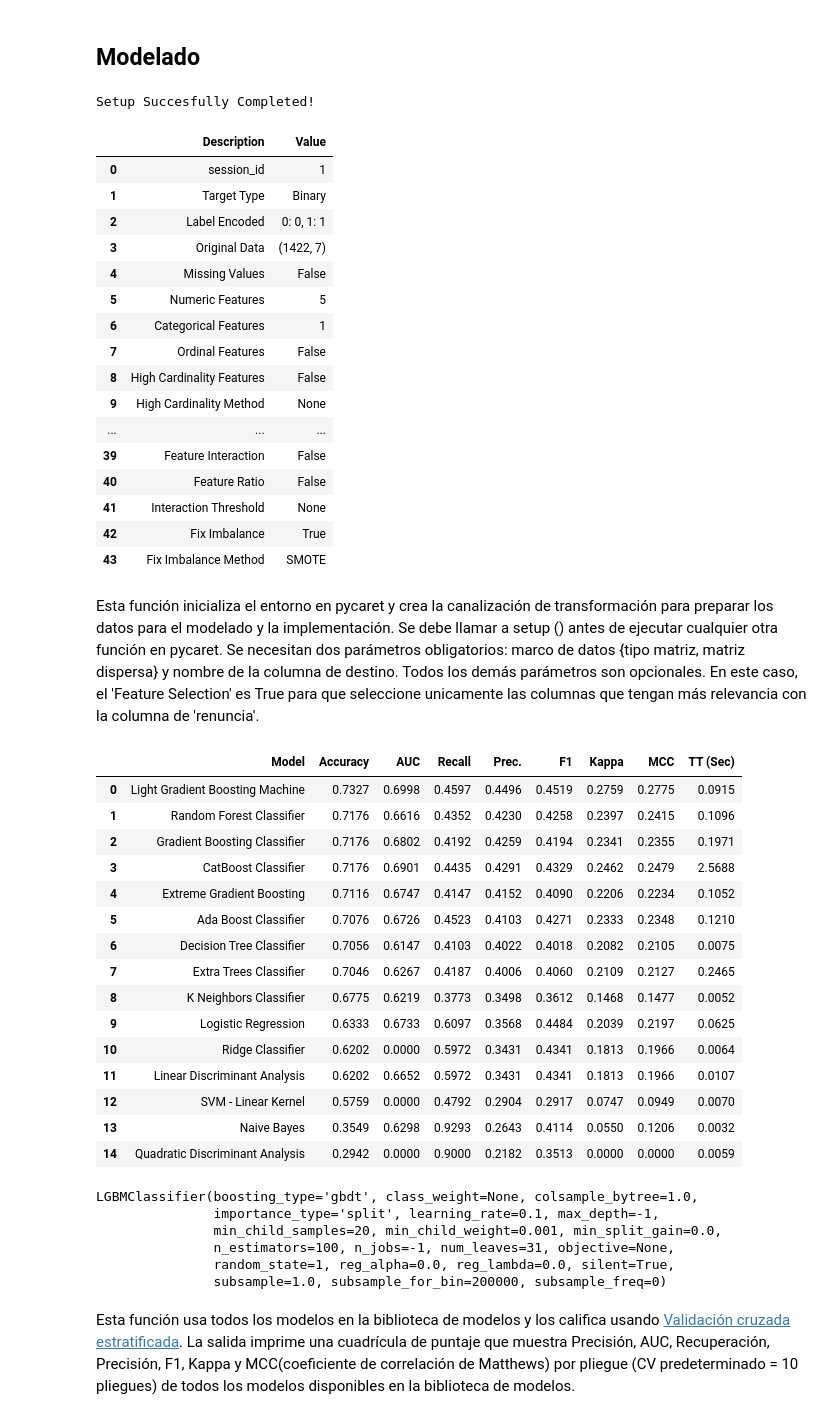
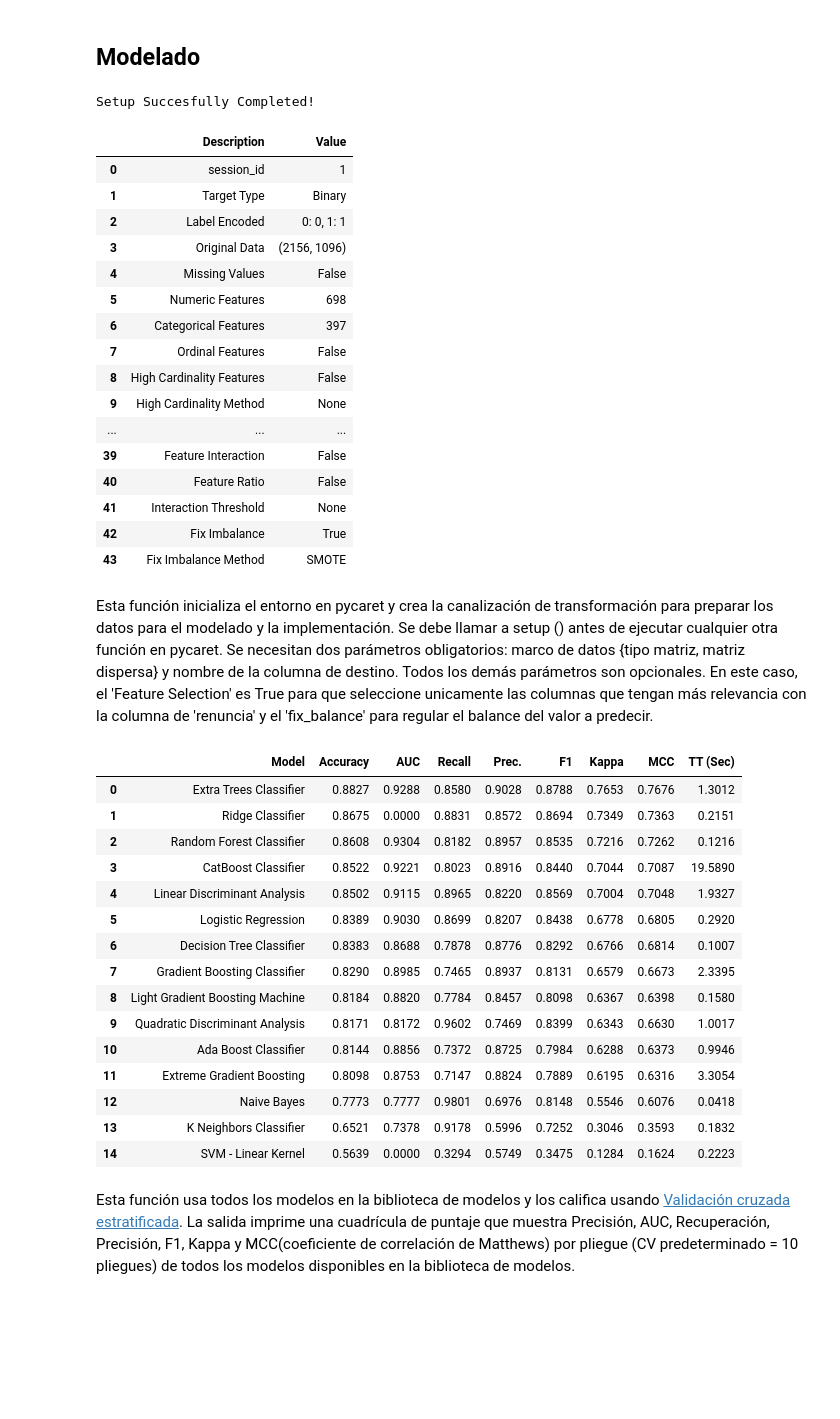
Before and after one commit to PabloBrenesA97/PMO_ML, a Jupyter notebook: PMO.ipynb, the cells around one changed output. Drawn from its saved outputs; the diff is of its cells as text; code cells hidden in the pictures; blank space fills up the shorter version.

```diff
--- a/PMO.ipynb
+++ b/PMO.ipynb
@@ -547,17 +486,17 @@ Model Succesfully Saved
 from pycaret.classification import *
 # %%
 #Inicialización del setup (en el Notebook env)
-exp_clf = setup(lda_results_df, target = 'is_used',feature_selection = True,fix_imbalance = True , session_id=1)
+exp_clf = setup(final_df, target = 'is_used',feature_selection = True, fix_imbalance = True , session_id=1)
 # %% [output]
 Setup Succesfully Completed!
 |  | Description | Value |
 | 0 | session_id | 1 |
 | 1 | Target Type | Binary |
 | 2 | Label Encoded | 0: 0, 1: 1 |
-| 3 | Original Data | (1422, 7) |
+| 3 | Original Data | (2156, 1096) |
 | 4 | Missing Values | False |
-| 5 | Numeric Features | 5 |
-| 6 | Categorical Features | 1 |
+| 5 | Numeric Features | 698 |
+| 6 | Categorical Features | 397 |
 | 7 | Ordinal Features | False |
 | 8 | High Cardinality Features | False |
 | 9 | High Cardinality Method | None |
@@ -568,33 +507,27 @@ Setup Succesfully Completed!
 | 42 | Fix Imbalance | True |
 | 43 | Fix Imbalance Method | SMOTE |
 # %% [markdown]
-Esta función inicializa el entorno en pycaret y crea la canalización de transformación para preparar los datos para el modelado y la implementación. Se debe llamar a setup () antes de ejecutar cualquier otra función en pycaret. Se necesitan dos parámetros obligatorios: marco de datos {tipo matriz, matriz dispersa} y nombre de la columna de destino. Todos los demás parámetros son opcionales. En este caso, el 'Feature Selection' es True para que seleccione unicamente las columnas que tengan más relevancia con la columna de 'renuncia'.
+Esta función inicializa el entorno en pycaret y crea la canalización de transformación para preparar los datos para el modelado y la implementación. Se debe llamar a setup () antes de ejecutar cualquier otra función en pycaret. Se necesitan dos parámetros obligatorios: marco de datos {tipo matriz, matriz dispersa} y nombre de la columna de destino. Todos los demás parámetros son opcionales. En este caso, el 'Feature Selection' es True para que seleccione unicamente las columnas que tengan más relevancia con la columna de 'renuncia' y el 'fix_balance' para regular el balance del valor a predecir.
 # %%
 # Comparación entre diferentes modelos clasificatorios
-compare_models()
+best = compare_models()
 # %% [output]
 |  | Model | Accuracy | AUC | Recall | Prec. | F1 | Kappa | MCC | TT (Sec) |
-| 0 | Light Gradient Boosting Machine | 0.7327 | 0.6998 | 0.4597 | 0.4496 | 0.4519 | 0.2759 | 0.2775 | 0.0915 |
-| 1 | Random Forest Classifier | 0.7176 | 0.6616 | 0.4352 | 0.4230 | 0.4258 | 0.2397 | 0.2415 | 0.1096 |
-| 2 | Gradient Boosting Classifier | 0.7176 | 0.6802 | 0.4192 | 0.4259 | 0.4194 | 0.2341 | 0.2355 | 0.1971 |
-| 3 | CatBoost Classifier | 0.7176 | 0.6901 | 0.4435 | 0.4291 | 0.4329 | 0.2462 | 0.2479 | 2.5688 |
-| 4 | Extreme Gradient Boosting | 0.7116 | 0.6747 | 0.4147 | 0.4152 | 0.4090 | 0.2206 | 0.2234 | 0.1052 |
-| 5 | Ada Boost Classifier | 0.7076 | 0.6726 | 0.4523 | 0.4103 | 0.4271 | 0.2333 | 0.2348 | 0.1210 |
-| 6 | Decision Tree Classifier | 0.7056 | 0.6147 | 0.4103 | 0.4022 | 0.4018 | 0.2082 | 0.2105 | 0.0075 |
-| 7 | Extra Trees Classifier | 0.7046 | 0.6267 | 0.4187 | 0.4006 | 0.4060 | 0.2109 | 0.2127 | 0.2465 |
-| 8 | K Neighbors Classifier | 0.6775 | 0.6219 | 0.3773 | 0.3498 | 0.3612 | 0.1468 | 0.1477 | 0.0052 |
-| 9 | Logistic Regression | 0.6333 | 0.6733 | 0.6097 | 0.3568 | 0.4484 | 0.2039 | 0.2197 | 0.0625 |
-| 10 | Ridge Classifier | 0.6202 | 0.0000 | 0.5972 | 0.3431 | 0.4341 | 0.1813 | 0.1966 | 0.0064 |
-| 11 | Linear Discriminant Analysis | 0.6202 | 0.6652 | 0.5972 | 0.3431 | 0.4341 | 0.1813 | 0.1966 | 0.0107 |
-| 12 | SVM - Linear Kernel | 0.5759 | 0.0000 | 0.4792 | 0.2904 | 0.2917 | 0.0747 | 0.0949 | 0.0070 |
-| 13 | Naive Bayes | 0.3549 | 0.6298 | 0.9293 | 0.2643 | 0.4114 | 0.0550 | 0.1206 | 0.0032 |
-| 14 | Quadratic Discriminant Analysis | 0.2942 | 0.0000 | 0.9000 | 0.2182 | 0.3513 | 0.0000 | 0.0000 | 0.0059 |
+| 0 | Extra Trees Classifier | 0.8827 | 0.9288 | 0.8580 | 0.9028 | 0.8788 | 0.7653 | 0.7676 | 1.3012 |
+| 1 | Ridge Classifier | 0.8675 | 0.0000 | 0.8831 | 0.8572 | 0.8694 | 0.7349 | 0.7363 | 0.2151 |
+| 2 | Random Forest Classifier | 0.8608 | 0.9304 | 0.8182 | 0.8957 | 0.8535 | 0.7216 | 0.7262 | 0.1216 |
+| 3 | CatBoost Classifier | 0.8522 | 0.9221 | 0.8023 | 0.8916 | 0.8440 | 0.7044 | 0.7087 | 19.5890 |
+| 4 | Linear Discriminant Analysis | 0.8502 | 0.9115 | 0.8965 | 0.8220 | 0.8569 | 0.7004 | 0.7048 | 1.9327 |
+| 5 | Logistic Regression | 0.8389 | 0.9030 | 0.8699 | 0.8207 | 0.8438 | 0.6778 | 0.6805 | 0.2920 |
+| 6 | Decision Tree Classifier | 0.8383 | 0.8688 | 0.7878 | 0.8776 | 0.8292 | 0.6766 | 0.6814 | 0.1007 |
+| 7 | Gradient Boosting Classifier | 0.8290 | 0.8985 | 0.7465 | 0.8937 | 0.8131 | 0.6579 | 0.6673 | 2.3395 |
+| 8 | Light Gradient Boosting Machine | 0.8184 | 0.8820 | 0.7784 | 0.8457 | 0.8098 | 0.6367 | 0.6398 | 0.1580 |
+| 9 | Quadratic Discriminant Analysis | 0.8171 | 0.8172 | 0.9602 | 0.7469 | 0.8399 | 0.6343 | 0.6630 | 1.0017 |
+| 10 | Ada Boost Classifier | 0.8144 | 0.8856 | 0.7372 | 0.8725 | 0.7984 | 0.6288 | 0.6373 | 0.9946 |
+| 11 | Extreme Gradient Boosting | 0.8098 | 0.8753 | 0.7147 | 0.8824 | 0.7889 | 0.6195 | 0.6316 | 3.3054 |
+| 12 | Naive Bayes | 0.7773 | 0.7777 | 0.9801 | 0.6976 | 0.8148 | 0.5546 | 0.6076 | 0.0418 |
+| 13 | K Neighbors Classifier | 0.6521 | 0.7378 | 0.9178 | 0.5996 | 0.7252 | 0.3046 | 0.3593 | 0.1832 |
+| 14 | SVM - Linear Kernel | 0.5639 | 0.0000 | 0.3294 | 0.5749 | 0.3475 | 0.1284 | 0.1624 | 0.2223 |
-LGBMClassifier(boosting_type='gbdt', class_weight=None, colsample_bytree=1.0,
-               importance_type='split', learning_rate=0.1, max_depth=-1,
-               min_child_samples=20, min_child_weight=0.001, min_split_gain=0.0,
-               n_estimators=100, n_jobs=-1, num_leaves=31, objective=None,
-               random_state=1, reg_alpha=0.0, reg_lambda=0.0, silent=True,
-               subsample=1.0, subsample_for_bin=200000, subsample_freq=0)
 # %% [markdown]
 Esta función usa todos los modelos en la biblioteca de modelos y los califica usando [Validación cruzada estratificada](https://qastack.mx/stats/117643/why-use-stratified-cross-validation-why-does-this-not-damage-variance-related-b#:~:text=La%20validaci%C3%B3n%20cruzada%20estratificada%20permite,tengan%20algunas%20de%20ambas%20clases.&text=Como%20puede%20ver%2C%20en%20un,una%20distribuci%C3%B3n%20similar%20por%20azar.). La salida imprime una cuadrícula de puntaje que muestra Precisión, AUC, Recuperación, Precisión, F1,  Kappa y MCC(coeficiente de correlación de Matthews) por pliegue (CV predeterminado = 10 pliegues) de todos los modelos disponibles en la biblioteca de modelos.
 # %% [markdown]
```
Also changed, not shown: parts of 59 cells of this notebook, 8 other files.
